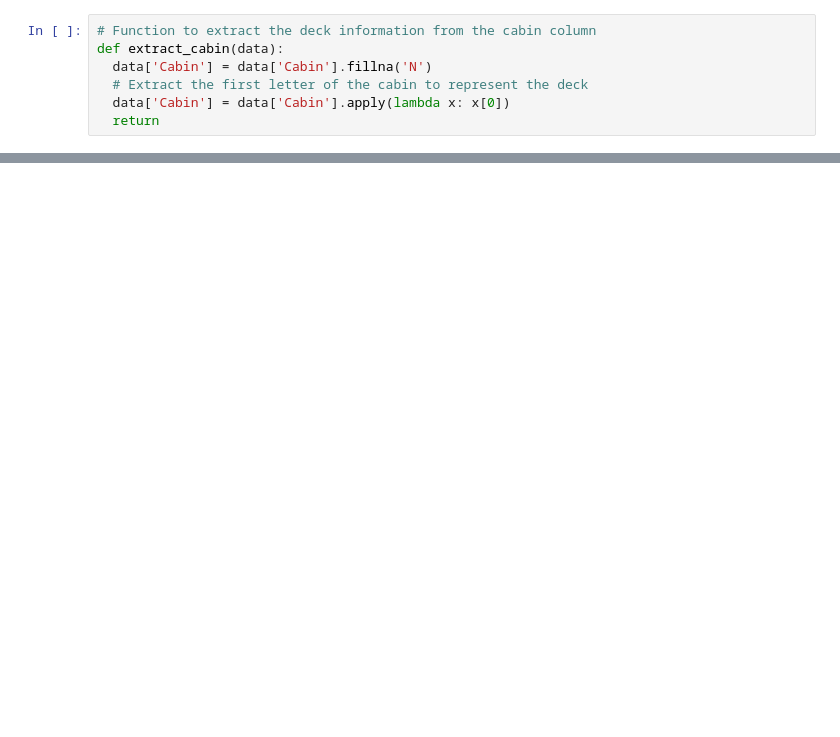
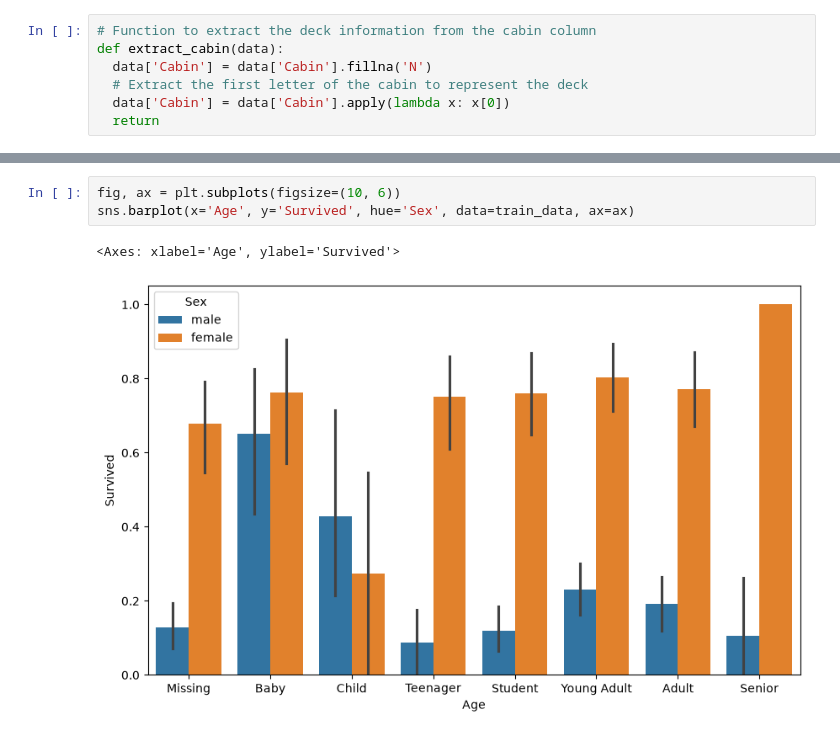
Before and after one commit to andres112/Advanced-Python, a Jupyter notebook: Titanic.ipynb, the cells around one changed output, grey strips where cells are left out. Drawn from its saved outputs; the diff is of its cells as text; blank space fills up the shorter version.

Commit message:
chore: drop some columns and visualize results

```diff
--- a/Titanic.ipynb
+++ b/Titanic.ipynb
@@ -200,0 +271,6 @@ Categories (5, str): ['1st' < '2nd' < '3rd' < '4th' < '5th']
+# %%
+fig, ax = plt.subplots(figsize=(10, 6))
+sns.barplot(x='Age', y='Survived', hue='Sex', data=train_data, ax=ax)
+# %% [output]
+<Axes: xlabel='Age', ylabel='Survived'>
+[figure, added]
```
Also changed, not shown: parts of 18 cells of this notebook.
